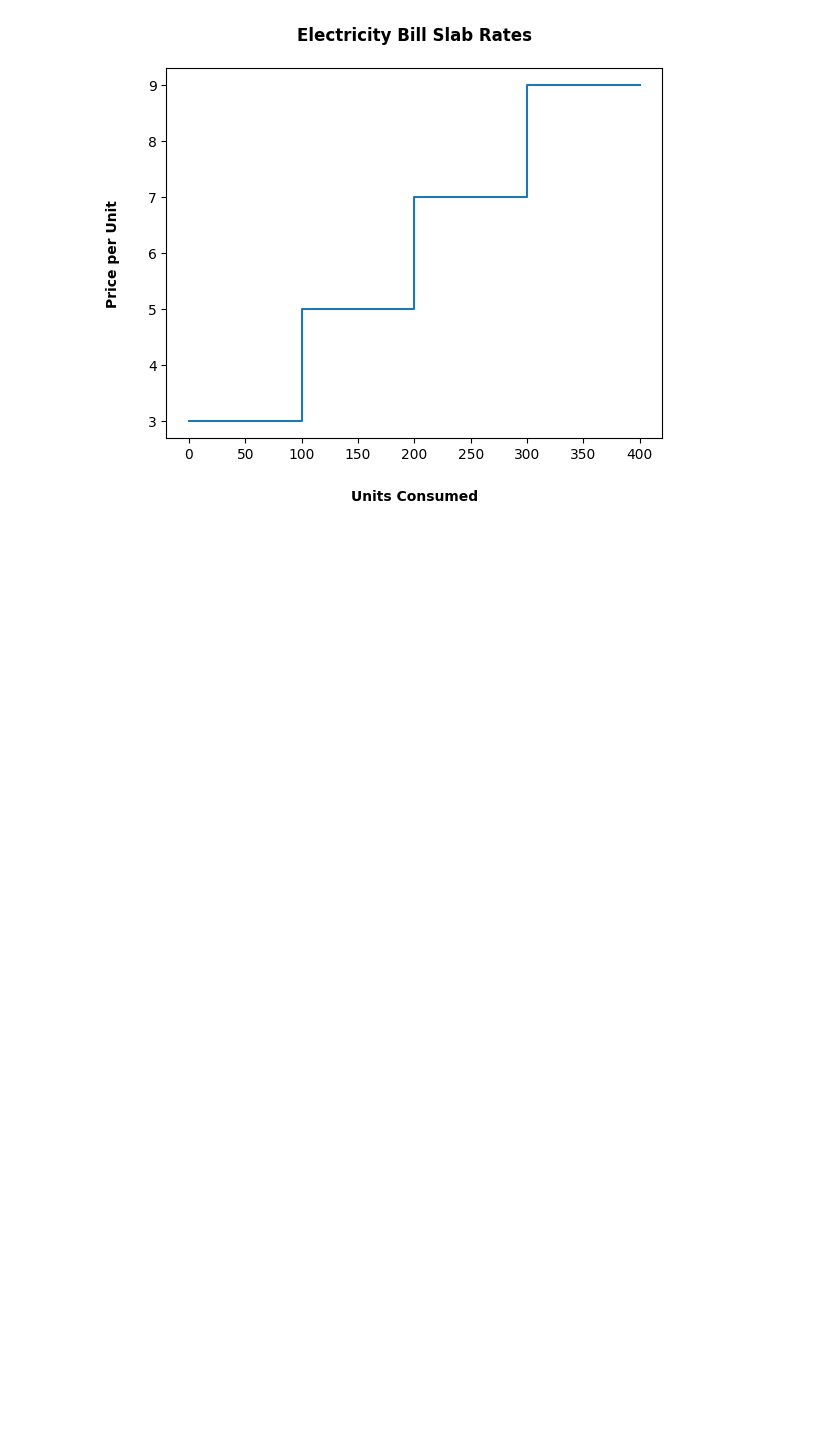
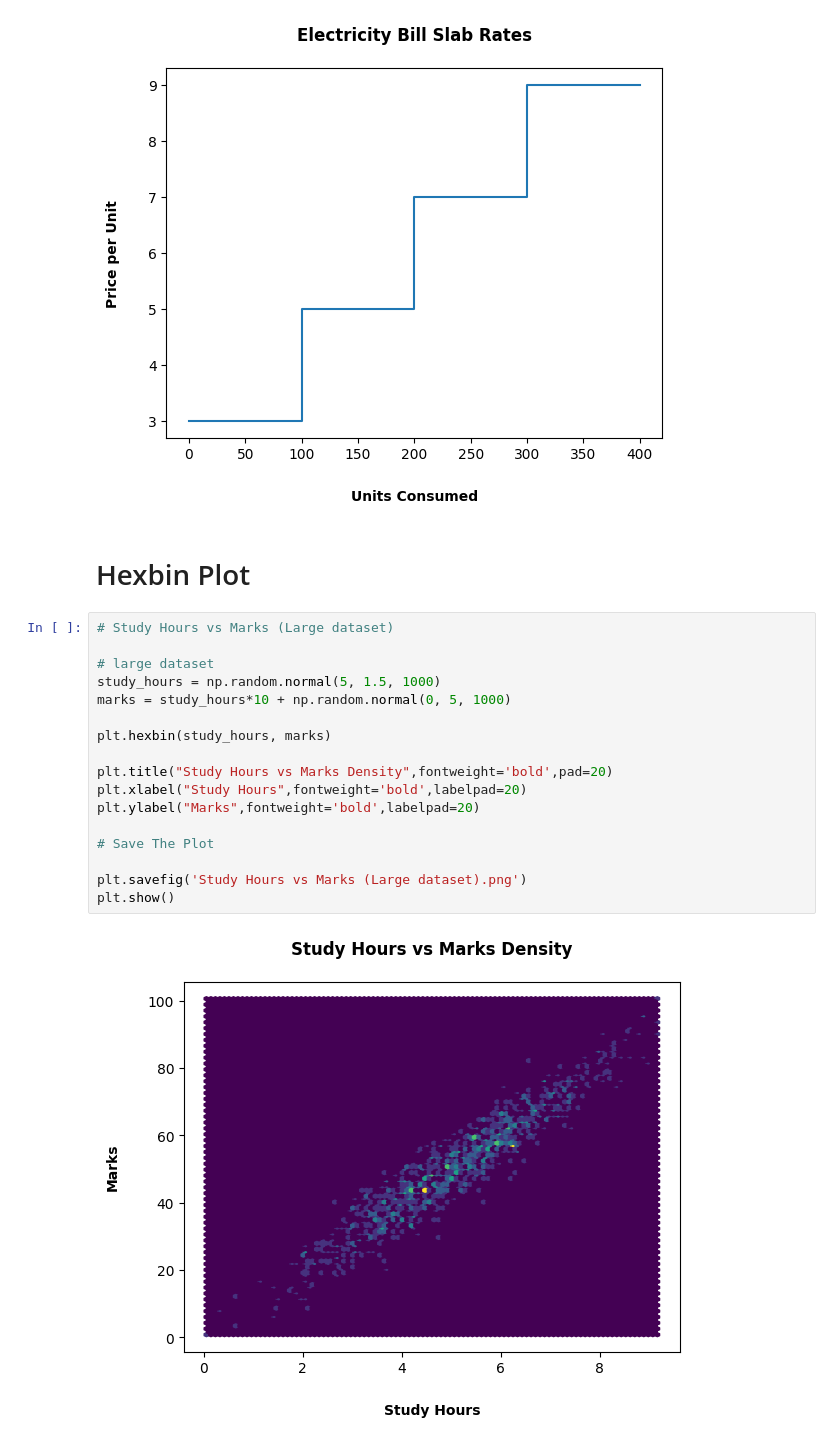
Before and after one commit to pratiksha-2410/Matplotlib-Charts, a Jupyter notebook: Line Plots.ipynb, the cells around one changed output. Saved outputs shown, nothing was run; the diff lists cells and outputs as text; blank space fills up the shorter version.

Commit message:
Study Hours vs Marks (Large dataset)

```diff
--- a/Line Plots.ipynb
+++ b/Line Plots.ipynb
@@ -769,3 +769,24 @@ plt.savefig('Step Plot of Electricity Bill Slab Rate.png')
 plt.show()
 # %% [output]
 [figure]
+# %% [markdown]
+# Hexbin Plot
+# %%
+# Study Hours vs Marks (Large dataset)
+
+# large dataset
+study_hours = np.random.normal(5, 1.5, 1000)
+marks = study_hours*10 + np.random.normal(0, 5, 1000)
+
+plt.hexbin(study_hours, marks)
+
+plt.title("Study Hours vs Marks Density",fontweight='bold',pad=20)
+plt.xlabel("Study Hours",fontweight='bold',labelpad=20)
+plt.ylabel("Marks",fontweight='bold',labelpad=20)
+
+# Save The Plot
+
+plt.savefig('Study Hours vs Marks (Large dataset).png')
+plt.show()
+# %% [output]
+[figure, added]
```
Also changed, not shown: 1 other file.
